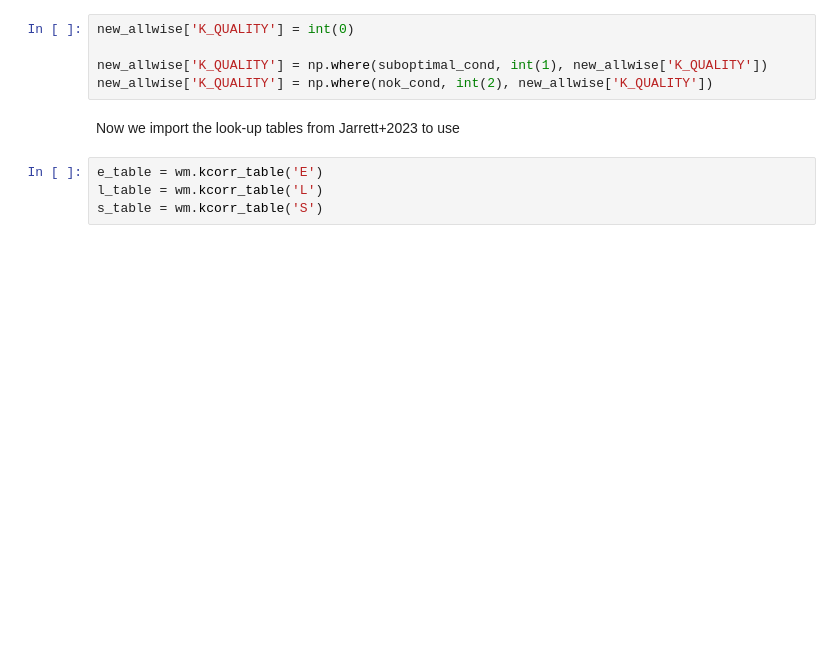
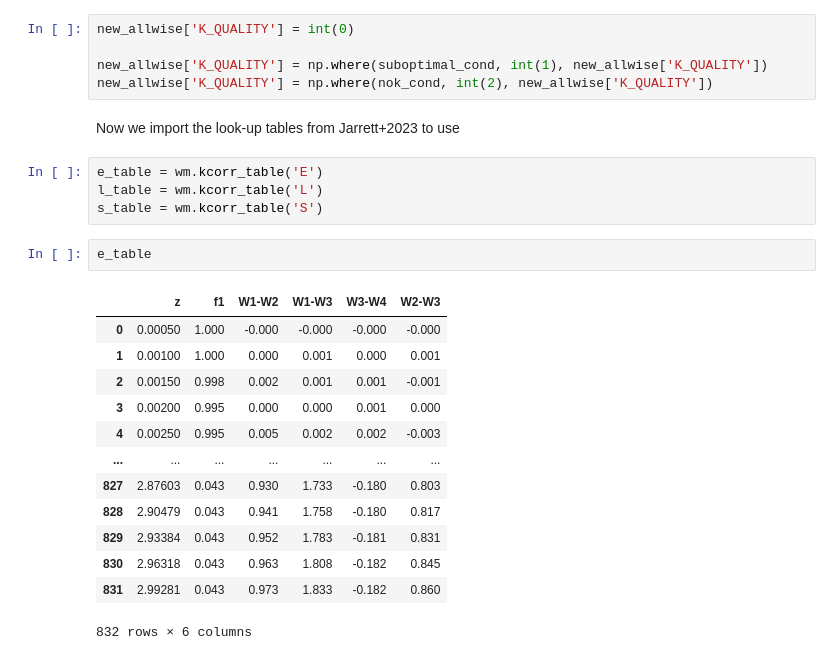
Before and after one commit to joacoh/wise2mbh, a Jupyter notebook: notebooks/allwise_test.ipynb, the cells around one changed output. Drawn from its saved outputs; the diff is of its cells as text; blank space fills up the shorter version.

```diff
--- a/notebooks/allwise_test.ipynb
+++ b/notebooks/allwise_test.ipynb
@@ -137,6 +139,22 @@ Now we import the look-up tables from Jarrett+2023 to use
 e_table = wm.kcorr_table('E')
 l_table = wm.kcorr_table('L')
 s_table = wm.kcorr_table('S')
+# %%
+e_table
+# %% [output]
+|  | z | f1 | W1-W2 | W1-W3 | W3-W4 | W2-W3 |
+| 0 | 0.00050 | 1.000 | -0.000 | -0.000 | -0.000 | -0.000 |
+| 1 | 0.00100 | 1.000 | 0.000 | 0.001 | 0.000 | 0.001 |
+| 2 | 0.00150 | 0.998 | 0.002 | 0.001 | 0.001 | -0.001 |
+| 3 | 0.00200 | 0.995 | 0.000 | 0.000 | 0.001 | 0.000 |
+| 4 | 0.00250 | 0.995 | 0.005 | 0.002 | 0.002 | -0.003 |
+| ... | ... | ... | ... | ... | ... | ... |
+| 827 | 2.87603 | 0.043 | 0.930 | 1.733 | -0.180 | 0.803 |
+| 828 | 2.90479 | 0.043 | 0.941 | 1.758 | -0.180 | 0.817 |
+| 829 | 2.93384 | 0.043 | 0.952 | 1.783 | -0.181 | 0.831 |
+| 830 | 2.96318 | 0.043 | 0.963 | 1.808 | -0.182 | 0.845 |
+| 831 | 2.99281 | 0.043 | 0.973 | 1.833 | -0.182 | 0.860 |
+832 rows × 6 columns
 # %%
 identifier = np.random.choice(np.arange(10), size=3, replace=False)
 for idn, sample in zip(identifier,[optimal_sample, suboptimal_sample, nok_sample]):
```
Also changed, not shown: parts of 6 cells of this notebook, 4 other files.
